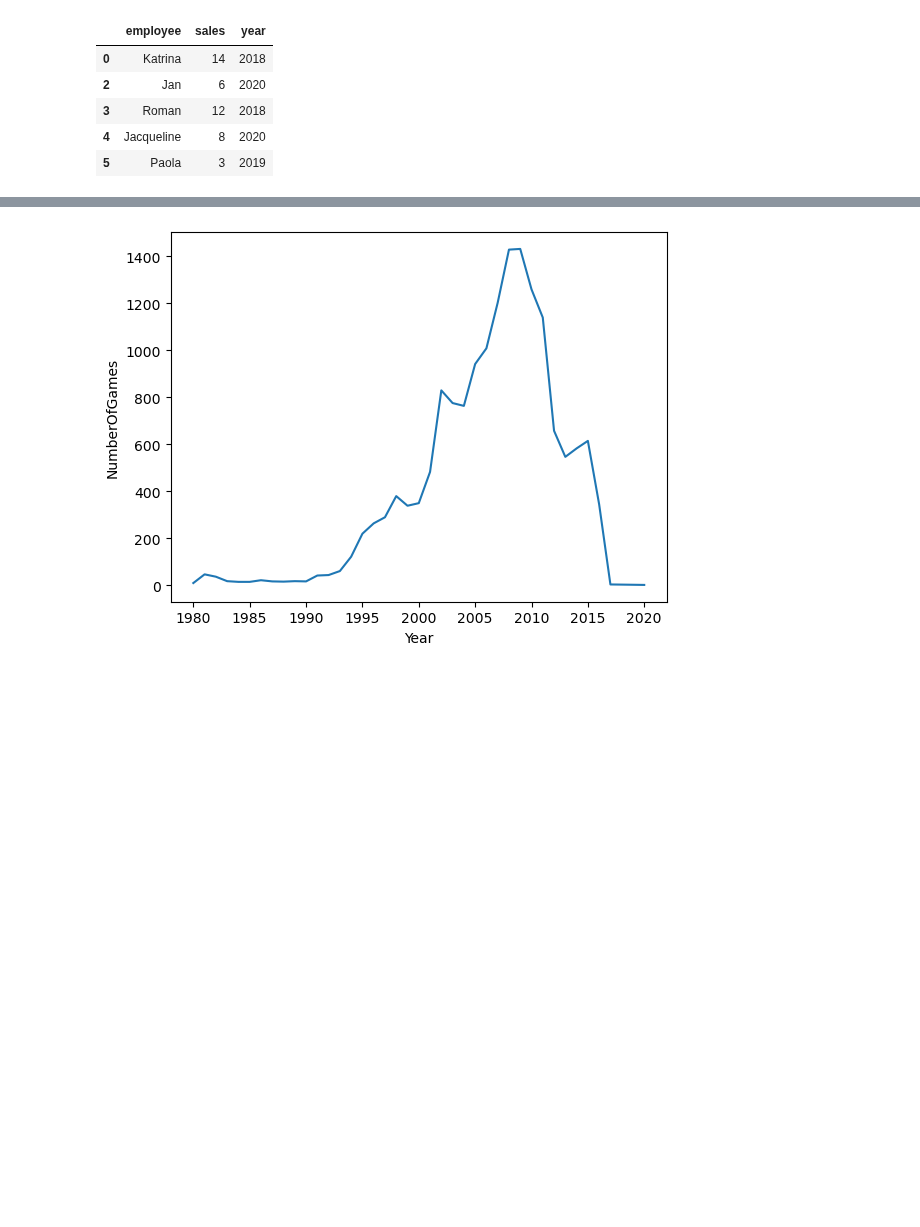
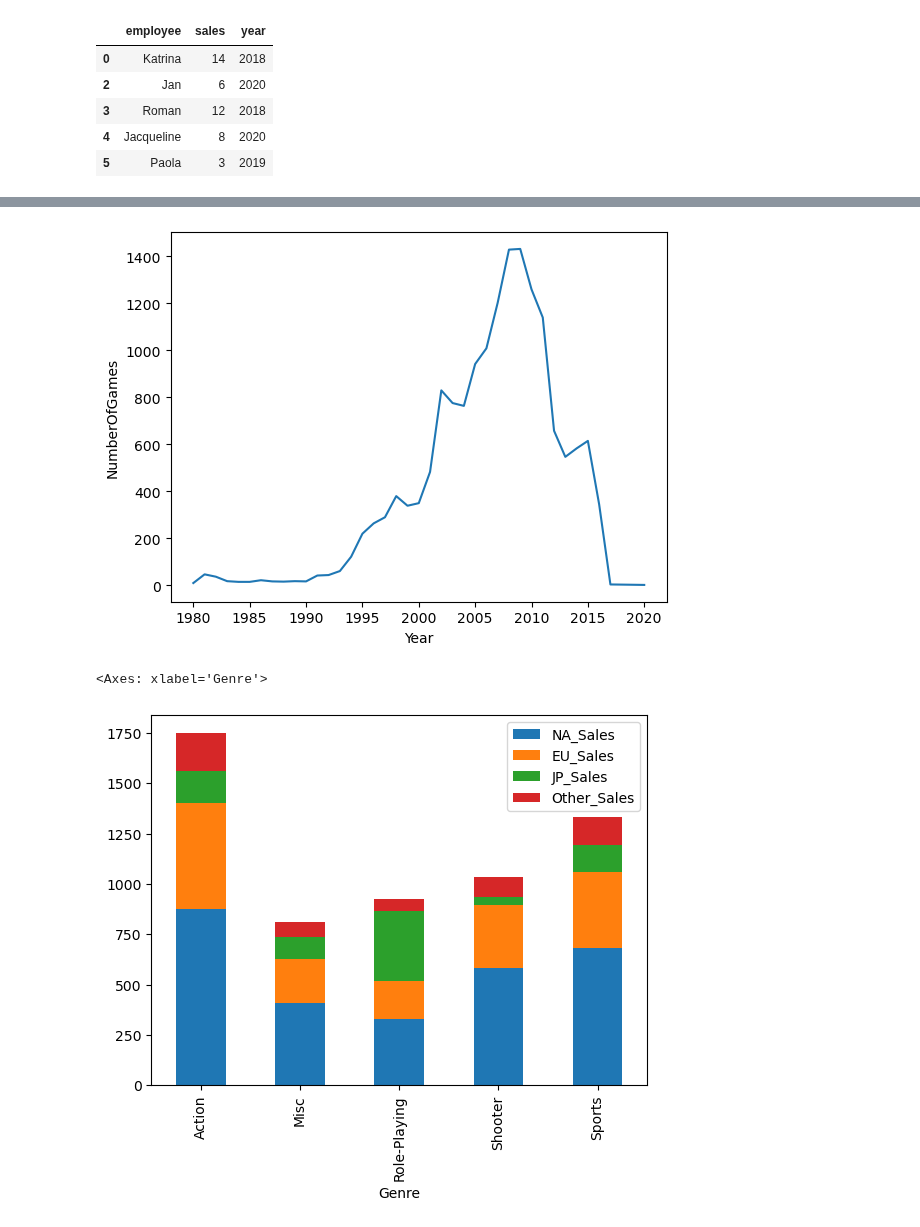
Before and after one commit to AlessioTinti05/ProgrammingLab2, a Jupyter notebook: 5_Esericzi_lez5.ipynb, the cells around one changed output, grey strips where cells are left out. Cells and saved outputs as stored; diff of their text form; code cells hidden in the pictures; blank space fills up the shorter version.

```diff
--- a/5_Esericzi_lez5.ipynb
+++ b/5_Esericzi_lez5.ipynb
@@ -63,31 +63,44 @@ import pandas as pd
 import matplotlib.pyplot as plt
 import seaborn as sns
 
 # Caricamento del dataset
 url = 'https://zenodo.org/record/5898311/files/vgsales.csv'
 df = pd.read_csv(url)
 
 #df["Name"].drop_duplicates(inplace=True)
 sum(df["Name"].value_counts().unique())
 #df["name"],nunique()
 
 #a=df["Genre"].value_counts().reset_index()
 #a.columns = ["Genre", "Count"]
 #sns.barplot(data=a, x="Genre", y="Count")
 #plt.show()
 a = df["Genre"].value_counts()
 a.plot(kind="bar")
 plt.show()
 
 
 b=df["Year"].value_counts().reset_index()
 b.columns=["Year","NumberOfGames"]
 sns.lineplot(data=b, x="Year", y="NumberOfGames")
 #B=df["Year"].value_counts()
 #B.plot(kind="bar")
 plt.show()
 
-#gen_mig = df.groupby["Genre"]("Name").count().sort_values(ascending=False).head(5)
+# Conta la frequenza dei generi
+genre_counts = df["Genre"].value_counts()
+
+# Ottieni i 5 generi più popolari
+gen_mig = genre_counts.nlargest(5).index
+
+# Filtra i dati per i 5 generi più popolari e somma le vendite per regione
+#ven_gen_mig = df[df["Genre"].isin(gen_mig)].groupby("Genre")[["NA_Sales", "EU_Sales", "JP_Sales", "Other_Sales"]].sum()
+ven_gen_mig = df[df["Genre"].apply(lambda generi: generi in gen_mig)].groupby("Genre")[["NA_Sales", "EU_Sales", "JP_Sales", "Other_Sales"]].sum()
+
+# Crea il grafico a barre impilato
+ven_gen_mig.plot(kind="bar", stacked=True)
 # %% [output]
 [figure]
 [figure]
+<Axes: xlabel='Genre'>
+[figure, added]
```
